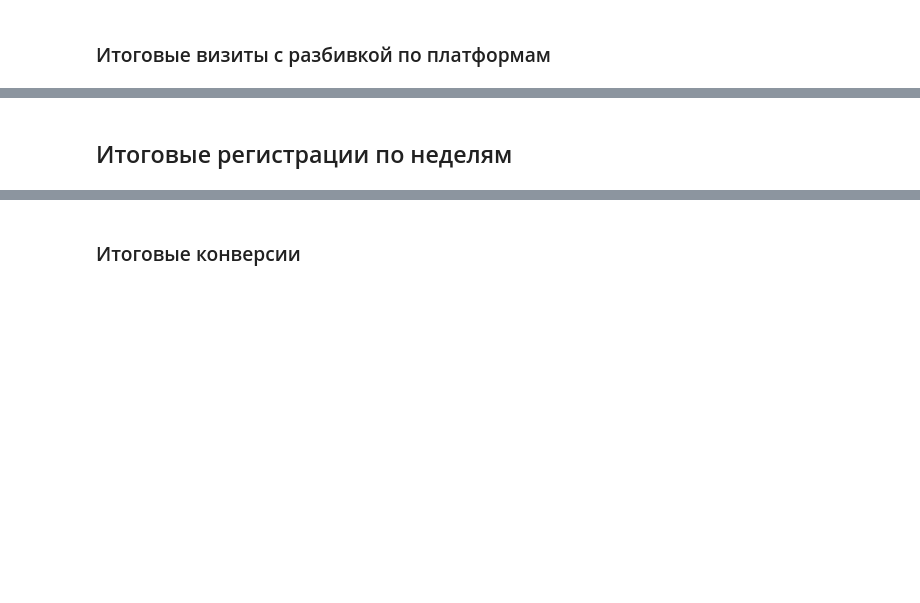
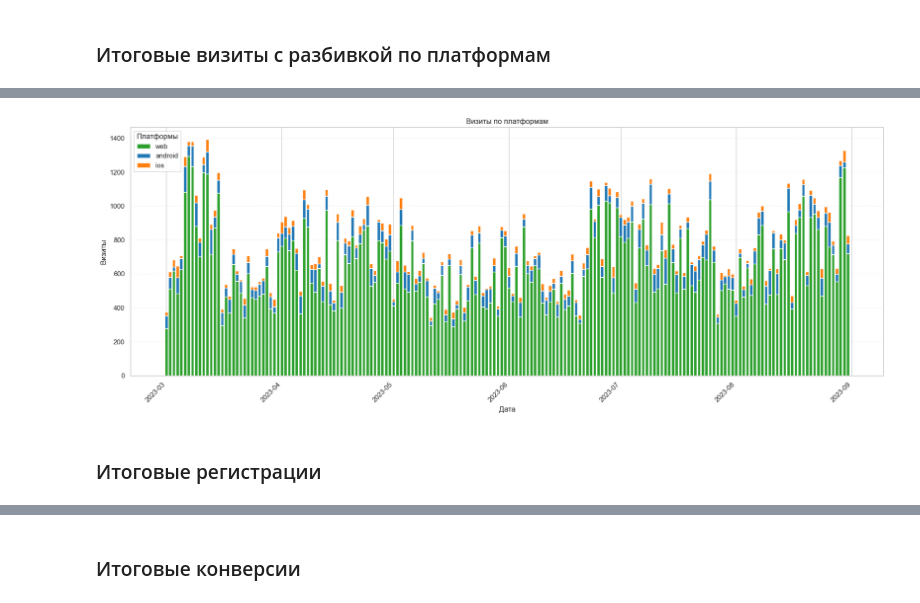
Before and after one commit to Konstantin-Ignatenko-Y/data-analytics-project-100, a Jupyter notebook: charts_project.ipynb, the cells around one changed output, grey strips where cells are left out. Cells and saved outputs as stored; diff of their text form; code cells hidden in the pictures; blank space fills up the shorter version.

```diff
--- a/charts_project.ipynb
+++ b/charts_project.ipynb
@@ -206 +81,4 @@ None
+# %%
+conversion = merged_df.rename(columns={"date": "date_group"})[["date_group", "platform", "visits", "registrations", "conversion"]]
+conversion.to_json("conversion.json", orient="columns")
 # %% [markdown]
@@ -434,2 +138,40 @@ plt.show()
+# %%
+conversion['date_group'] = pd.to_datetime(conversion['date_group'])
+
+pivot = (conversion.pivot_table(index='date_group',
+                      columns='platform',
+                      values='visits',
+                      aggfunc='sum')
+         .fillna(0)
+         .sort_index())
+pivot = pivot.reindex(columns=['web', 'android', 'ios'])
+
+fig, ax = plt.subplots(figsize=(18, 7))
+
+bottom = np.zeros(len(pivot))
+colors = {'web':   '#2ca02c',
+          'android': '#1f77b4',
+          'ios':    '#ff7f0e'}
+
+for platform in pivot.columns:
+    ax.bar(pivot.index,
+           pivot[platform],
+           bottom=bottom,
+           label=platform,
+           color=colors.get(platform))
+    bottom += pivot[platform].values
+
+plt.xticks(rotation=45, ha='right')
+
+ax.set_title('Визиты по платформам')
+ax.set_xlabel('Дата')
+ax.set_ylabel('Визиты')
+ax.legend(title='Платформы')
+ax.grid(axis='y', linestyle='--', linewidth=0.3, alpha=0.7)
+plt.savefig('./charts/Visits_by_platform.png')
+plt.tight_layout()
+plt.show()
+# %% [output]
+[figure, added]
 # %% [markdown]
-## Итоговые регистрации по неделям
+### Итоговые регистрации
```
Also changed, not shown: parts of 42 cells of this notebook, 1 other file.
